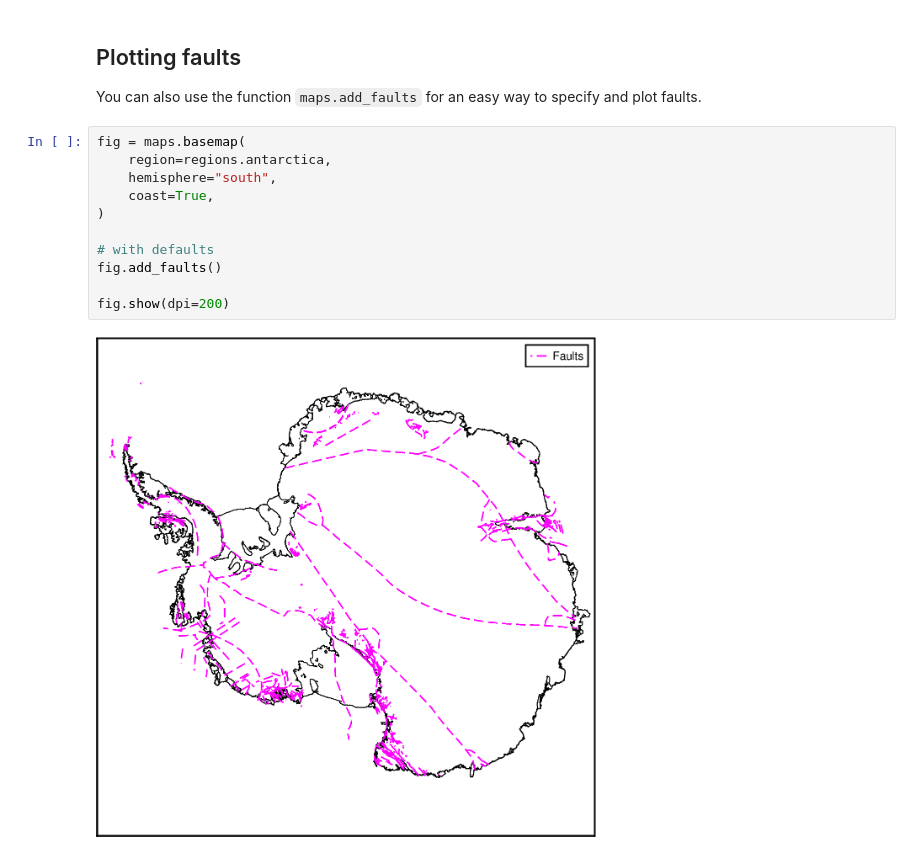
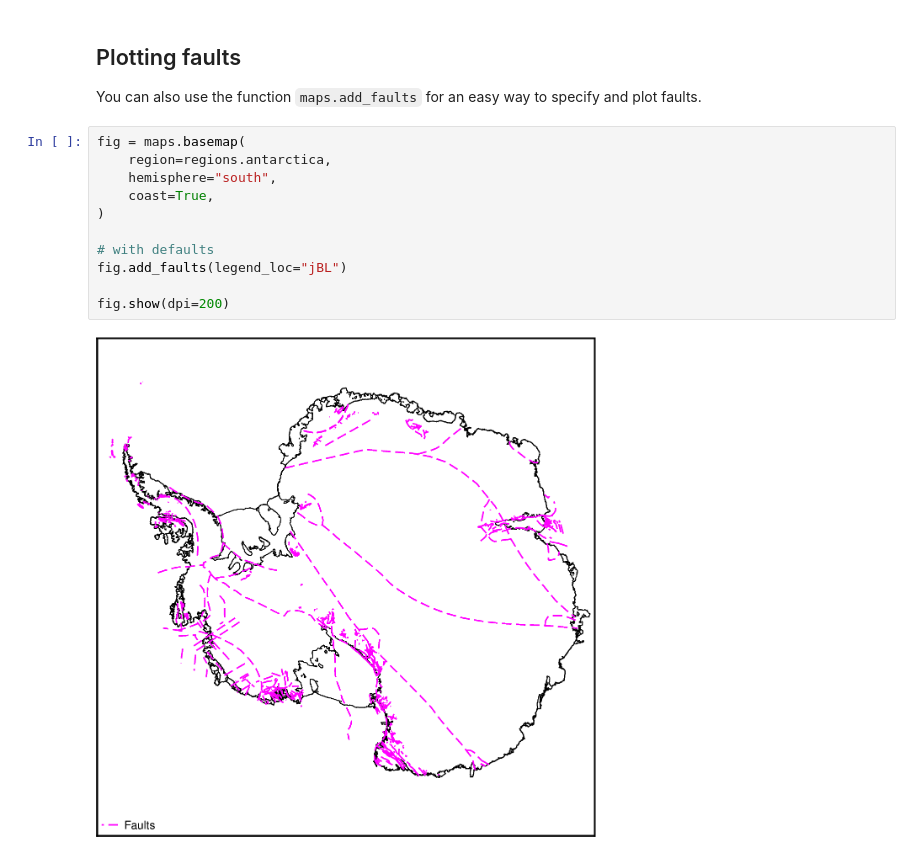
Before and after one commit to mdtanker/polartoolkit, a Jupyter notebook: docs/datasets/antarctica/geology.ipynb, the cells around one changed output. Saved outputs shown, nothing was run; the diff lists cells and outputs as text.

```diff
--- a/docs/datasets/antarctica/geology.ipynb
+++ b/docs/datasets/antarctica/geology.ipynb
@@ -58,16 +58,16 @@ You can also use the function `maps.add_faults` for an easy way to specify and p
 # %%
 fig = maps.basemap(
     region=regions.antarctica,
     hemisphere="south",
     coast=True,
 )
 
 # with defaults
-fig.add_faults()
+fig.add_faults(legend_loc="jBL")
 
 fig.show(dpi=200)
 # %% [output]
-[figure, old version]
+[figure, new version]
 # %%
 fig = maps.basemap(
     region=regions.antarctica,
```
Also changed, not shown: parts of 2 cells of this notebook, 5 other files.
